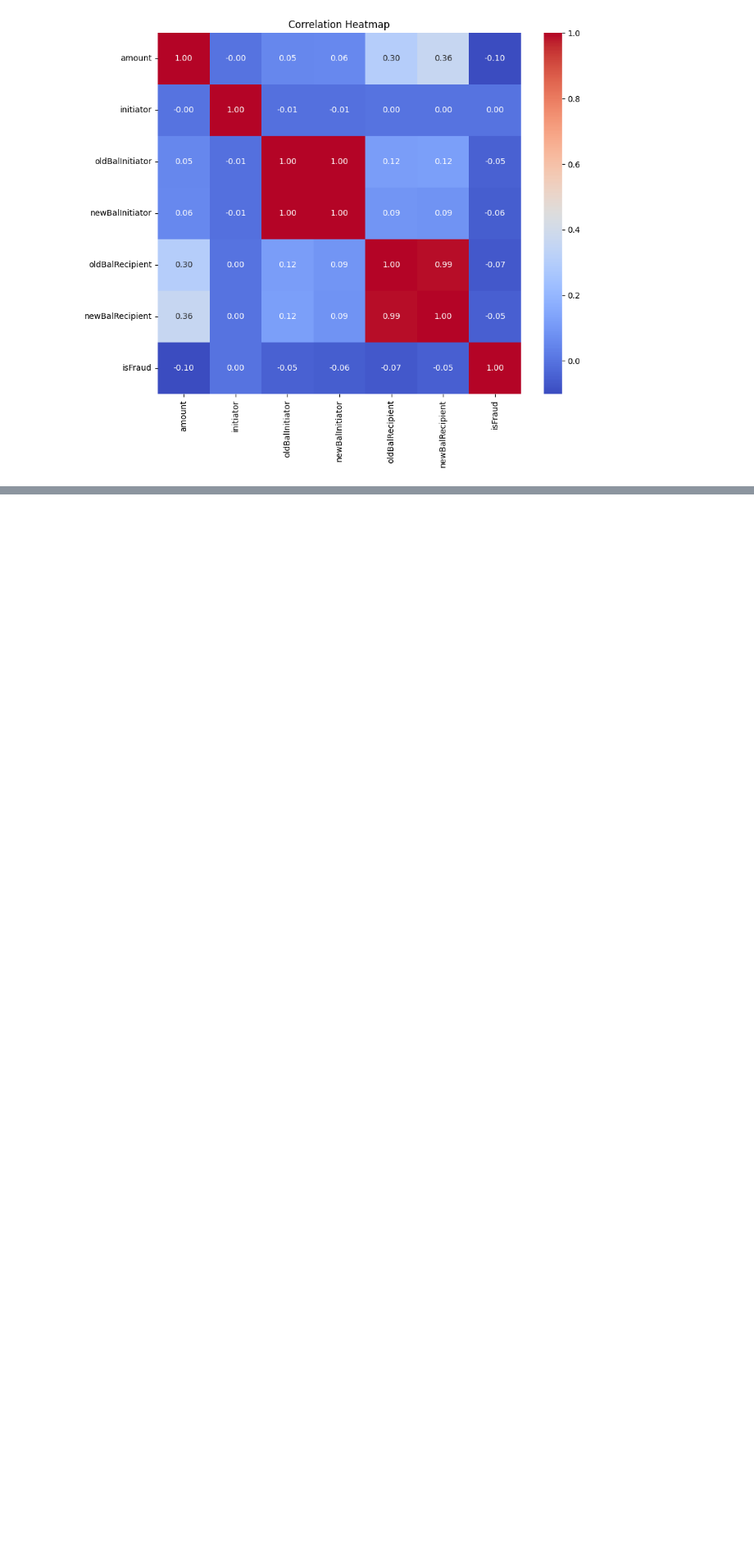
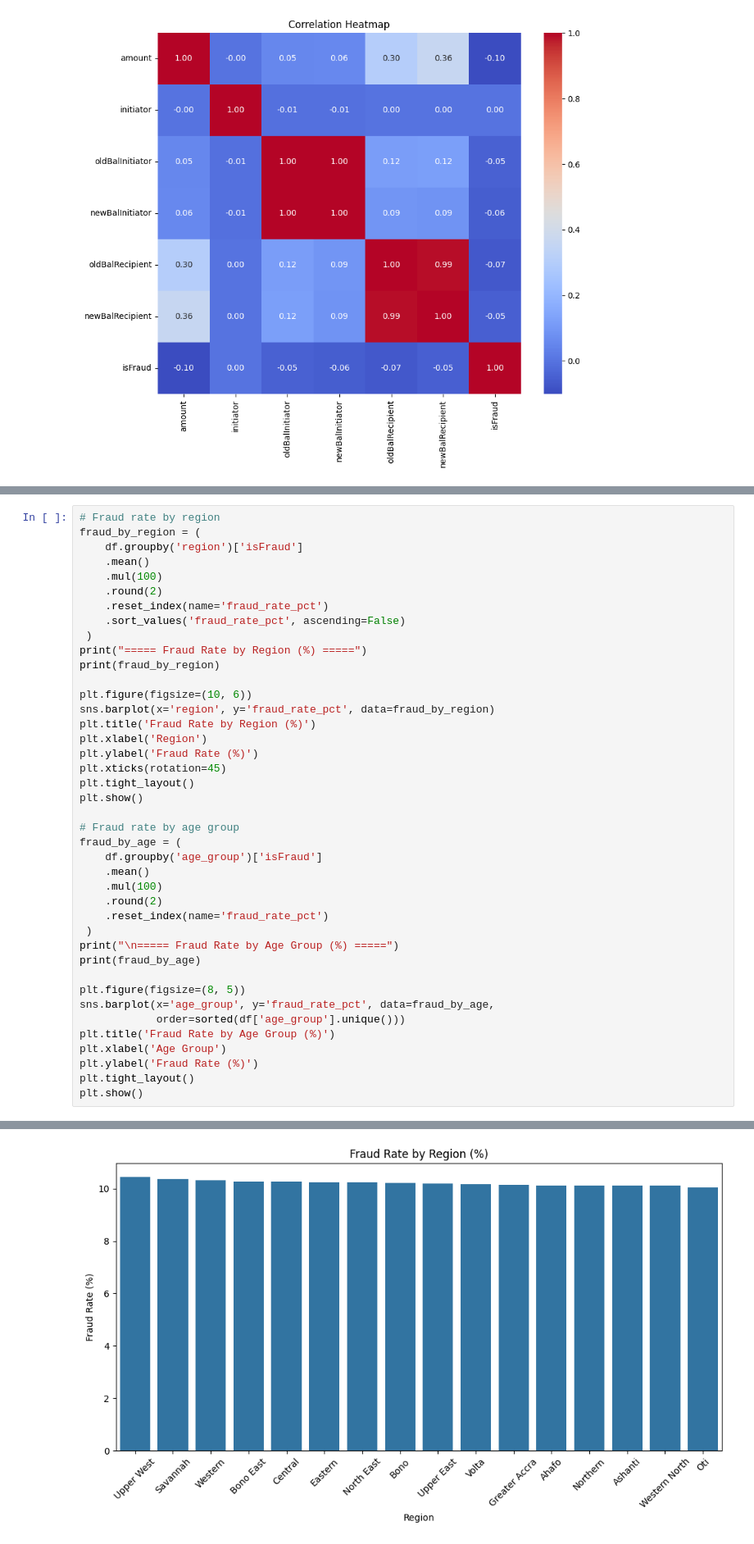
Before and after one commit to Qwodjo/Ghana-mobile-money-insights, a Jupyter notebook: notebooks/EDA_analysis.ipynb, the cells around one changed output, grey strips where cells are left out. Shown: that part at 82% size. Drawn from its saved outputs; the diff is of its cells as text; blank space fills up the shorter version.

```diff
--- a/notebooks/EDA_analysis.ipynb
+++ b/notebooks/EDA_analysis.ipynb
@@ -181,0 +279,42 @@ plt.close()
+# %%
+# Fraud rate by region
+fraud_by_region = (
+    df.groupby('region')['isFraud']
+    .mean()
+    .mul(100)
+    .round(2)
+    .reset_index(name='fraud_rate_pct')
+    .sort_values('fraud_rate_pct', ascending=False)
+ )
+print("===== Fraud Rate by Region (%) =====")
+print(fraud_by_region)
+
+plt.figure(figsize=(10, 6))
+sns.barplot(x='region', y='fraud_rate_pct', data=fraud_by_region)
+plt.title('Fraud Rate by Region (%)')
+plt.xlabel('Region')
+plt.ylabel('Fraud Rate (%)')
+plt.xticks(rotation=45)
+plt.tight_layout()
+plt.show()
+
+# Fraud rate by age group
+fraud_by_age = (
+    df.groupby('age_group')['isFraud']
+    .mean()
+    .mul(100)
+    .round(2)
+    .reset_index(name='fraud_rate_pct')
+ )
+print("\n===== Fraud Rate by Age Group (%) =====")
+print(fraud_by_age)
+
+plt.figure(figsize=(8, 5))
+sns.barplot(x='age_group', y='fraud_rate_pct', data=fraud_by_age,
+            order=sorted(df['age_group'].unique()))
+plt.title('Fraud Rate by Age Group (%)')
+plt.xlabel('Age Group')
+plt.ylabel('Fraud Rate (%)')
+plt.tight_layout()
+plt.show()
+# %% [output]
@@ -181,0 +339 @@ plt.close()
+[figure, added]
```
Also changed, not shown: parts of 16 cells of this notebook, 19 other files.
